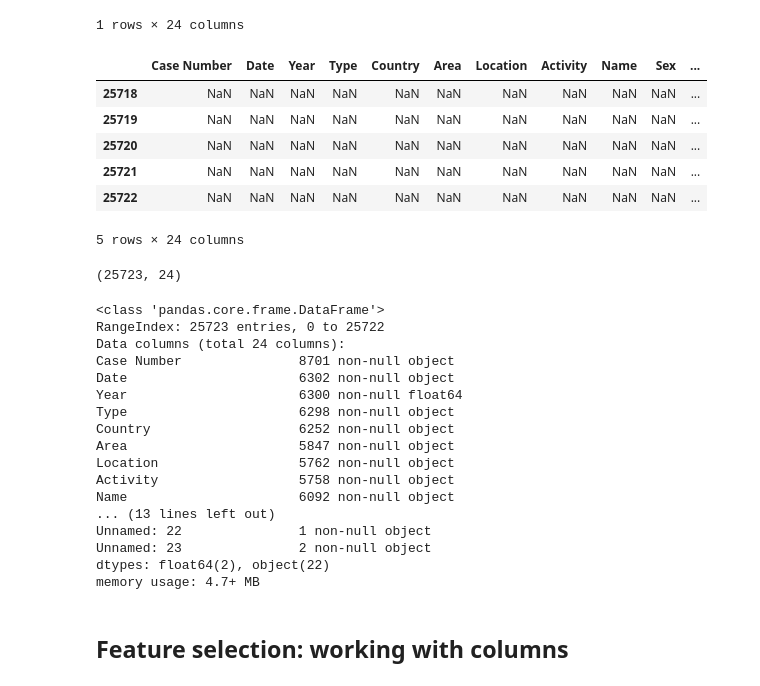
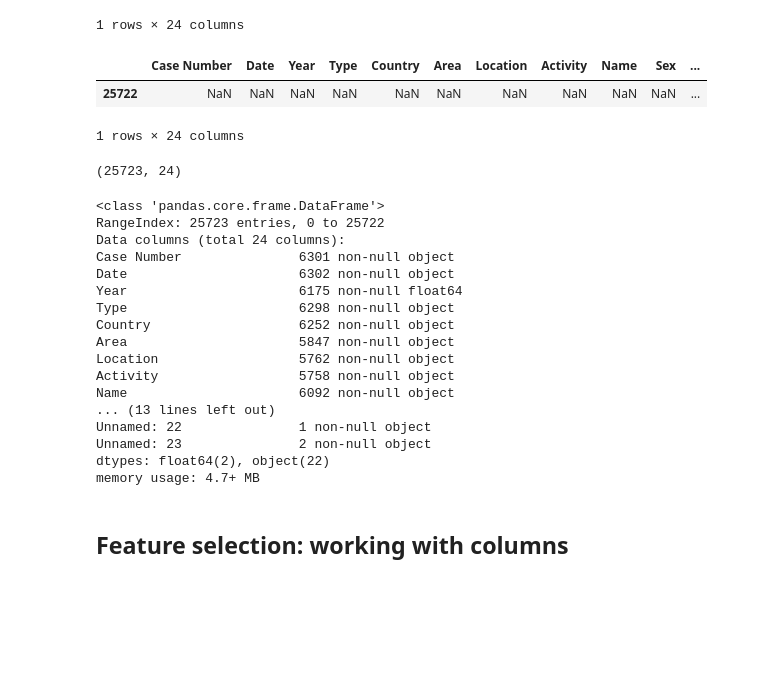
Before and after one commit to ironhacksao-datateam/june2019-ft, a Jupyter notebook: week_2/pandas-project/your-code/pandas_project.ipynb, the cells around one changed output. Cells and saved outputs as stored; diff of their text form; code cells hidden in the pictures; blank space fills up the shorter version.

```diff
--- a/week_2/pandas-project/your-code/pandas_project.ipynb
+++ b/week_2/pandas-project/your-code/pandas_project.ipynb
@@ -61,7 +111,7 @@ df = pd.read_csv(
     # encoding
     encoding='latin1',
     # na values
-    na_values=['xx', 'NaN']
+    na_values=['xx', 'NaN', '0']
 )
 # %%
 df.head(1)
@@ -70,15 +120,11 @@ df.head(1)
 | 0 | 2018.06.25 | 25-Jun-2018 | 2018.0 | Boating | USA | California | Oceanside, San Diego County | Paddling | Julie Wolfe | F | ... |
 1 rows × 24 columns
 # %%
-df.tail()
+df.tail(1)
 # %% [output]
 |  | Case Number | Date | Year | Type | Country | Area | Location | Activity | Name | Sex | ... |
-| 25718 | NaN | NaN | NaN | NaN | NaN | NaN | NaN | NaN | NaN | NaN | ... |
-| 25719 | NaN | NaN | NaN | NaN | NaN | NaN | NaN | NaN | NaN | NaN | ... |
-| 25720 | NaN | NaN | NaN | NaN | NaN | NaN | NaN | NaN | NaN | NaN | ... |
-| 25721 | NaN | NaN | NaN | NaN | NaN | NaN | NaN | NaN | NaN | NaN | ... |
 | 25722 | NaN | NaN | NaN | NaN | NaN | NaN | NaN | NaN | NaN | NaN | ... |
-5 rows × 24 columns
+1 rows × 24 columns
 # %%
 df.shape
 # %% [output]
@@ -89,9 +135,9 @@ df.info()
 <class 'pandas.core.frame.DataFrame'>
 RangeIndex: 25723 entries, 0 to 25722
 Data columns (total 24 columns):
-Case Number               8701 non-null object
+Case Number               6301 non-null object
 Date                      6302 non-null object
-Year                      6300 non-null float64
+Year                      6175 non-null float64
 Type                      6298 non-null object
 Country                   6252 non-null object
 Area                      5847 non-null object
```
Also changed, not shown: parts of 36 cells of this notebook, 5 other files.
